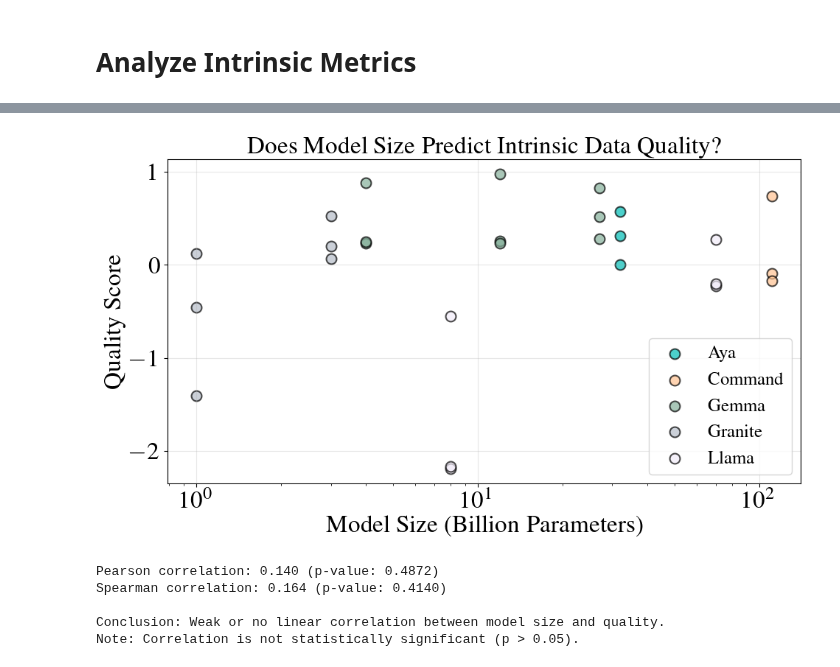
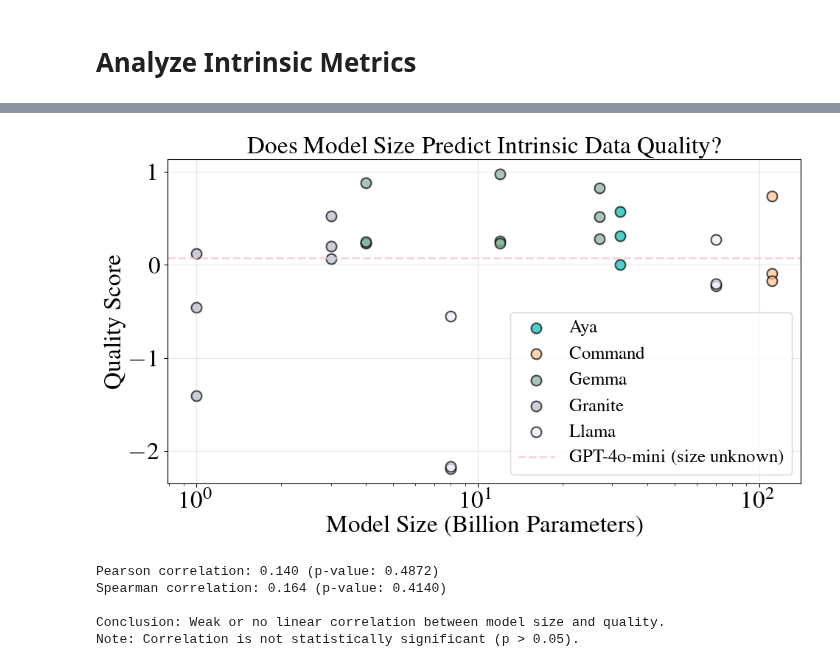
Before and after one commit to ljvmiranda921/polyglot-teachers, a Jupyter notebook: notebooks/2025-11-24-data-quality-metrics/02_visualize_quality_metrics.ipynb, the cells around one changed output, grey strips where cells are left out. Cells and saved outputs as stored; diff of their text form; code cells hidden in the pictures.

```diff
--- a/notebooks/2025-11-24-data-quality-metrics/02_visualize_quality_metrics.ipynb
+++ b/notebooks/2025-11-24-data-quality-metrics/02_visualize_quality_metrics.ipynb
@@ -118,9 +98,13 @@ df_with_size = df.merge(
     how="left",
 )
 
-# Filter out models with unknown size
+# Filter out models with unknown size for scatter plot
 df_plot = df_with_size[df_with_size["parameter_size"] != "Unknown"].copy()
 df_plot["parameter_size"] = df_plot["parameter_size"].astype(float)
+
+# Get GPT-4o-mini quality score (size unknown)
+gpt4o_mini = df_with_size[df_with_size["model"] == "gpt-4o-mini-2024-07-18"]
+gpt4o_mini_quality = gpt4o_mini["quality_score"].mean() if len(gpt4o_mini) > 0 else None
 
 # Create scatter plot: model size vs quality score
 fig, ax = plt.subplots(figsize=(10, 6))
@@ -132,34 +116,45 @@ family_colors = {
     "Command": plot_theme.COLORS["warm_crest"],
     "Gemma": plot_theme.COLORS["heritage"],
     "GPT-4o": plot_theme.COLORS["cherry"],
     "Granite": plot_theme.COLORS["slate"],
     "Llama": plot_theme.COLORS["purple"],
 }
 
 for family in families:
     family_data = df_plot[df_plot["model_family"] == family]
     ax.scatter(
         family_data["parameter_size"],
         family_data["quality_score"],
         label=family,
         color=family_colors.get(family, plot_theme.COLORS["blue"]),
         s=100,
         alpha=0.7,
         edgecolors="black",
         linewidth=1.5,
     )
 
+# Add horizontal line for GPT-4o-mini
+if gpt4o_mini_quality is not None:
+    ax.axhline(
+        y=gpt4o_mini_quality,
+        color=family_colors["GPT-4o"],
+        linestyle="--",
+        linewidth=2,
+        alpha=0.8,
+        label="GPT-4o-mini (size unknown)",
+    )
+
 ax.set_xlabel("Model Size (Billion Parameters)")
 ax.set_xscale("log")
 ax.set_ylabel("Quality Score")
 ax.set_title("Does Model Size Predict Intrinsic Data Quality?")
 ax.legend(frameon=True, loc="best")
 ax.grid(True, alpha=0.3)
 
 plt.tight_layout()
 plt.show()
 # %% [output]
-[figure, old version]
+[figure, new version]
 # %%
 # Compute correlation between model size and quality score
 from scipy.stats import pearsonr, spearmanr
```
Also changed, not shown: parts of 1 cell of this notebook.
